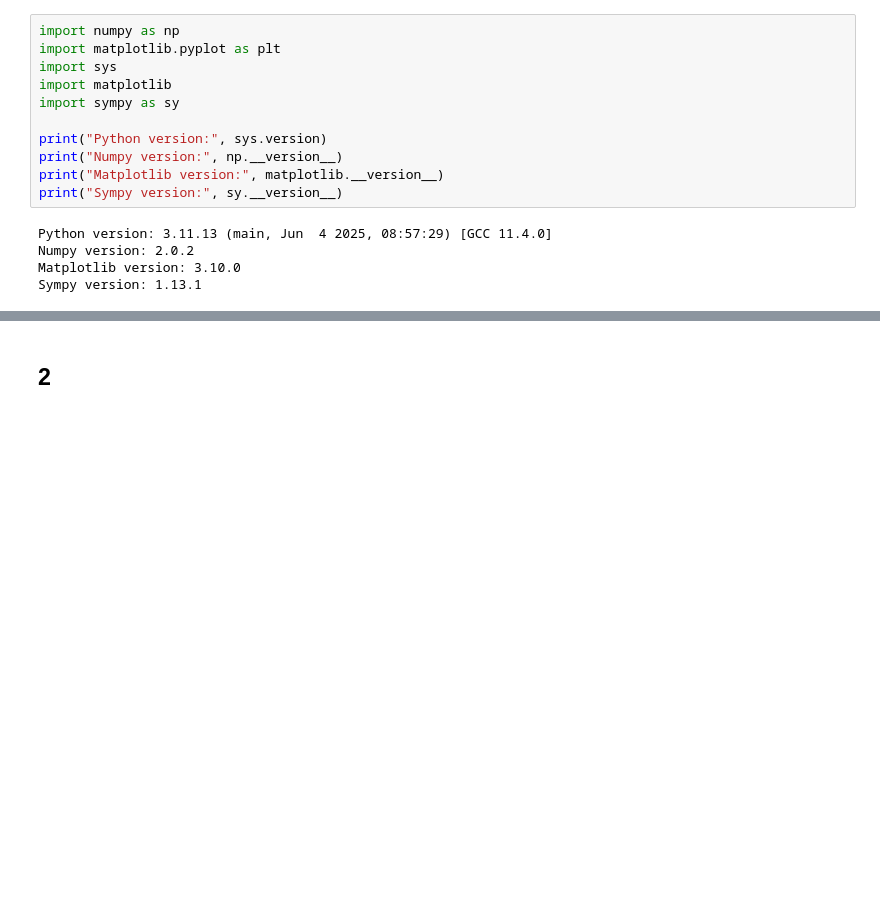
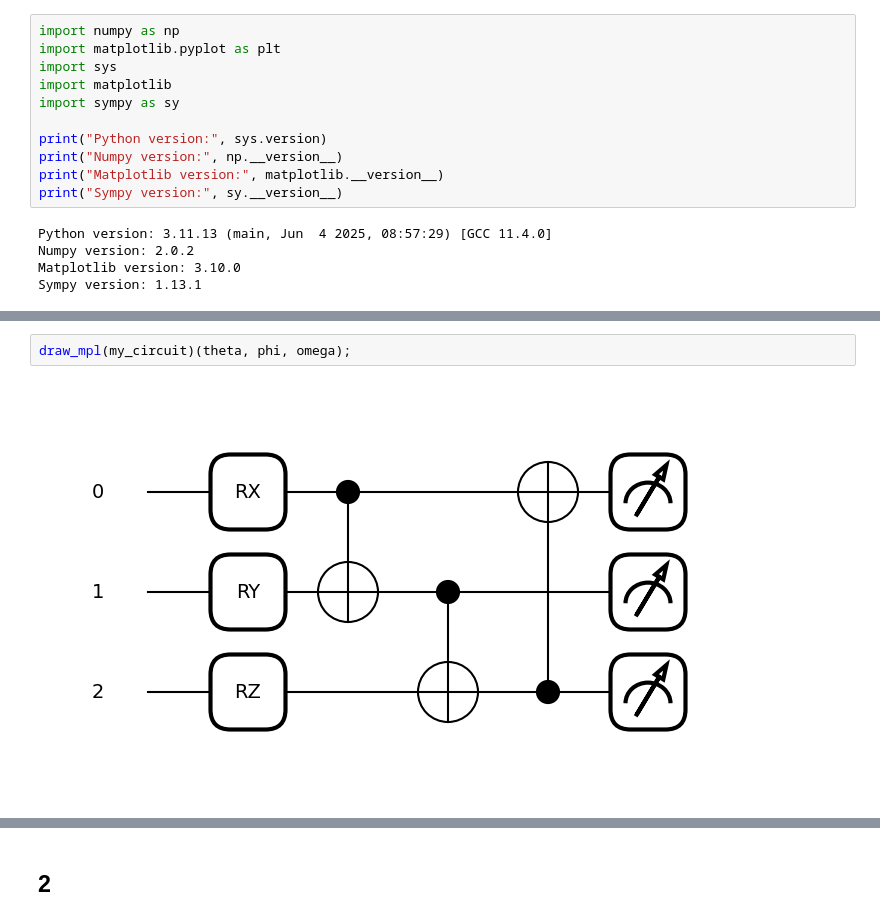
Before and after one commit to Omid-Hassasfar/NITheCS_QSouthAfrica_MiniSchool_Introduction_to_Quantum_Computing_with_PennyLane, a Jupyter notebook: NITheCS_QSouthAfrica_Mini_School_Introduction_to_Quantum_Computing_with_PennyLane.ipynb, the cells around one changed output, grey strips where cells are left out. Drawn from its saved outputs; the diff is of its cells as text; blank space fills up the shorter version.

```diff
--- a/NITheCS_QSouthAfrica_Mini_School_Introduction_to_Quantum_Computing_with_PennyLane.ipynb
+++ b/NITheCS_QSouthAfrica_Mini_School_Introduction_to_Quantum_Computing_with_PennyLane.ipynb
@@ -104,0 +288,4 @@ https://pennylane.ai/codebook/pennylane-fundamentals/quantum-operations
+# %%
+draw_mpl(my_circuit)(theta, phi, omega);
+# %% [output]
+[figure, added]
```
Also changed, not shown: parts of 22 cells of this notebook.
